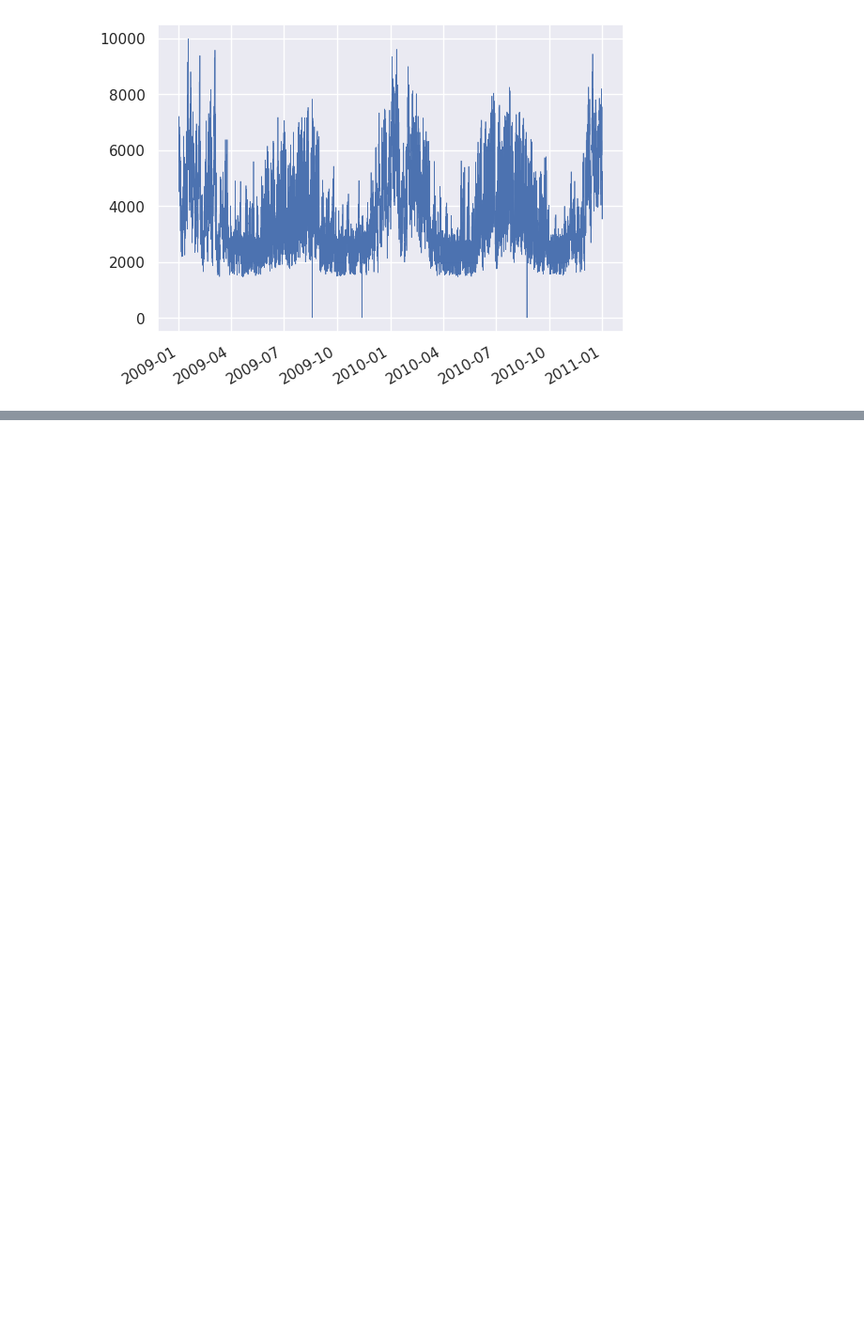
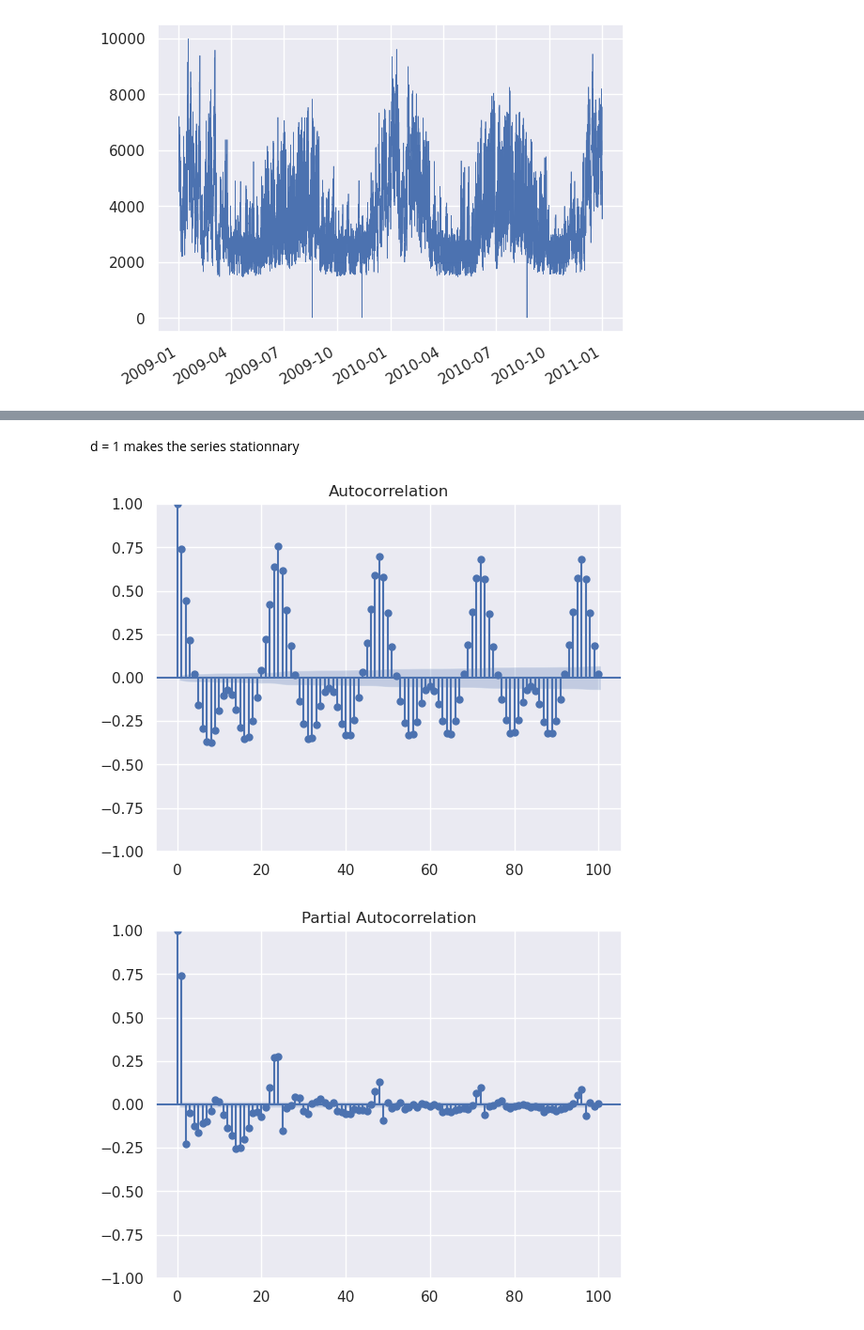
Before and after one commit to dormoyi/CS229B_final_project, a Jupyter notebook: data_preprocessing.ipynb, the cells around one changed output, grey strips where cells are left out. Shown: that part at 94% size. Saved outputs shown, nothing was run; the diff lists cells and outputs as text; code cells hidden in the pictures; blank space fills up the shorter version.

```diff
--- a/data_preprocessing.ipynb
+++ b/data_preprocessing.ipynb
@@ -83,0 +86,8 @@ plt.show()
+# %% [markdown]
+d = 1 makes the series stationnary
+# %%
+plot_acf(train_df['load_diff'].dropna(), lags=100)
+out = plot_pacf(train_df['load_diff'].dropna(), lags=100)
+# %% [output]
+[figure, added]
+[figure, added]
```
Also changed, not shown: parts of 16 cells of this notebook.
